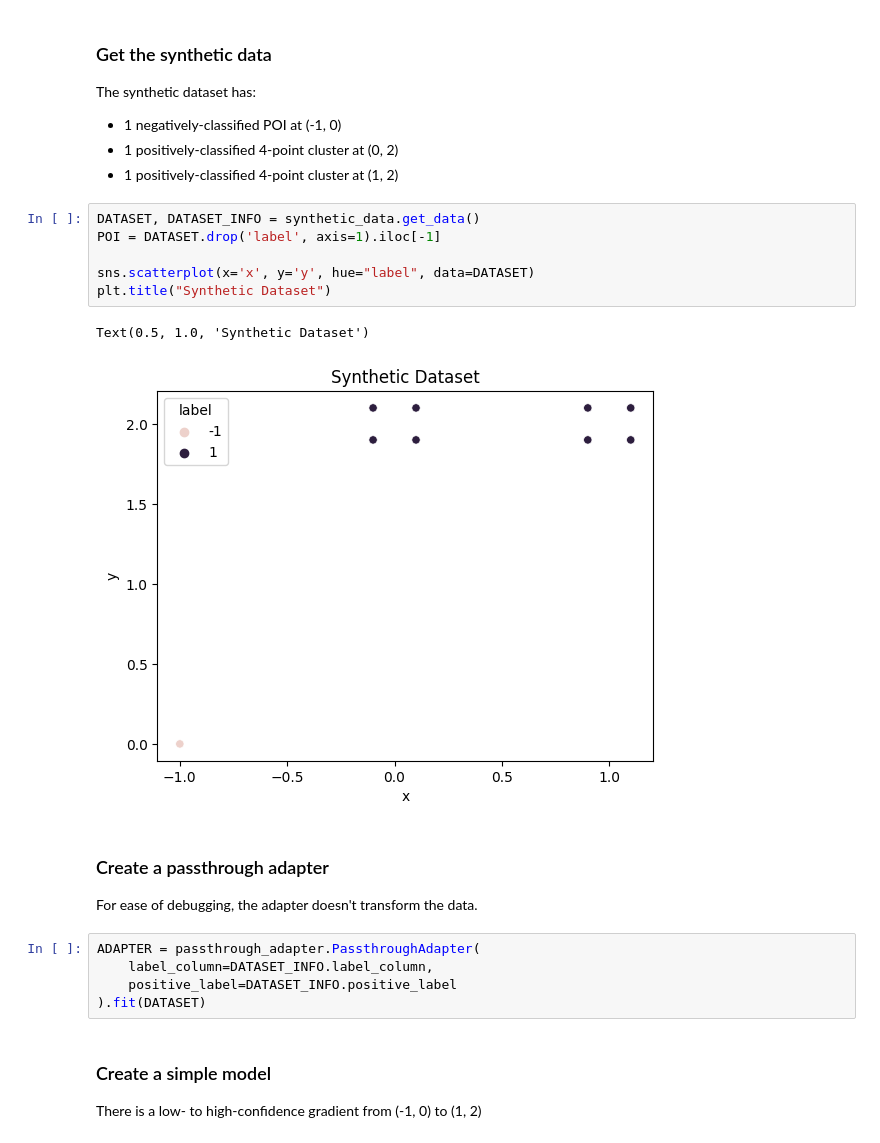
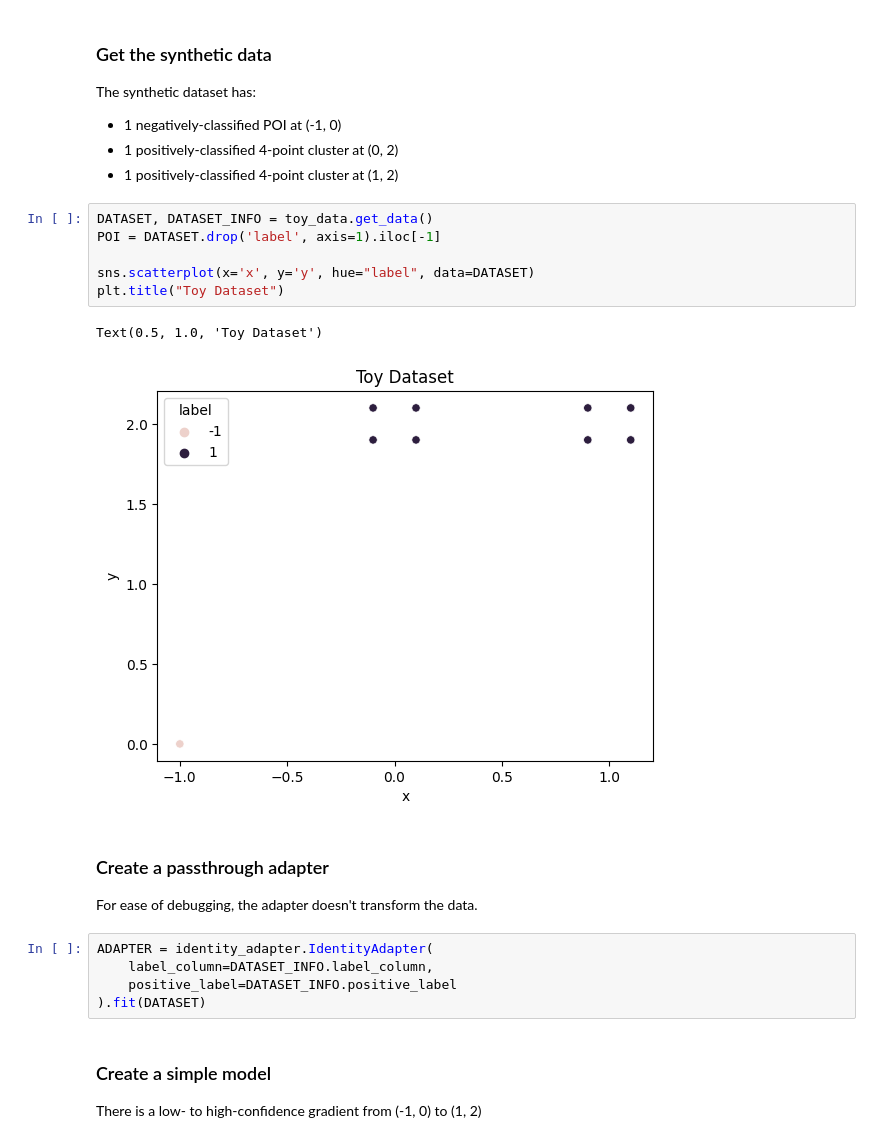
Before and after one commit to jakeval/MRMC, a Jupyter notebook: confidence_checks/test_dice.ipynb, the cells around one changed output. Cells and saved outputs as stored; diff of their text form.

Commit message:
Updated DICE tests to use new notation for identity_adapter and toy_data

```diff
--- a/confidence_checks/test_dice.ipynb
+++ b/confidence_checks/test_dice.ipynb
@@ -30,19 +30,19 @@ The synthetic dataset has:
 * 1 positively-classified 4-point cluster at (0, 2)
 * 1 positively-classified 4-point cluster at (1, 2)
 # %%
-DATASET, DATASET_INFO = synthetic_data.get_data()
+DATASET, DATASET_INFO = toy_data.get_data()
 POI = DATASET.drop('label', axis=1).iloc[-1]
 
 sns.scatterplot(x='x', y='y', hue="label", data=DATASET)
-plt.title("Synthetic Dataset")
+plt.title("Toy Dataset")
 # %% [output]
-Text(0.5, 1.0, 'Synthetic Dataset')
+Text(0.5, 1.0, 'Toy Dataset')
-[figure, old version]
+[figure, new version]
 # %% [markdown]
 ### Create a passthrough adapter
 For ease of debugging, the adapter doesn't transform the data.
 # %%
-ADAPTER = passthrough_adapter.PassthroughAdapter(
+ADAPTER = identity_adapter.IdentityAdapter(
     label_column=DATASET_INFO.label_column,
     positive_label=DATASET_INFO.positive_label
 ).fit(DATASET)
```
Also changed, not shown: parts of 8 cells of this notebook, 1 other file.
